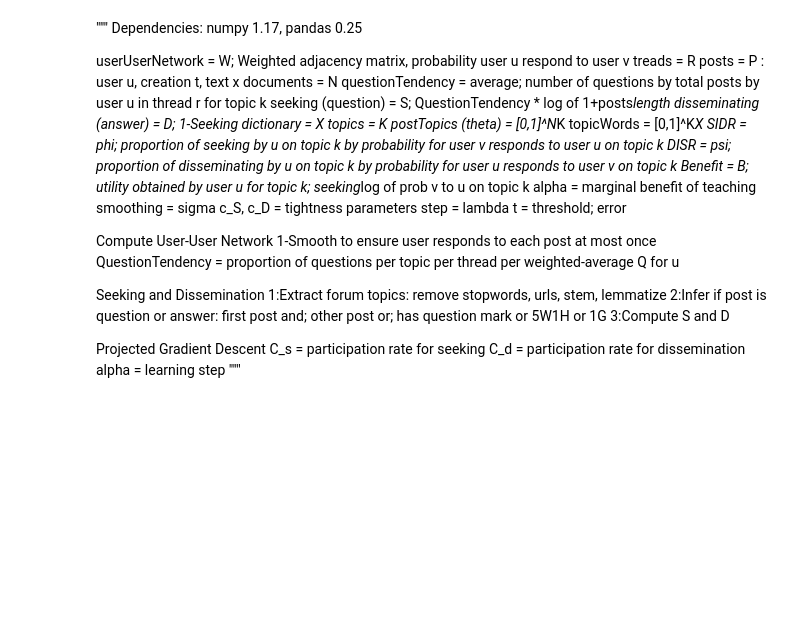
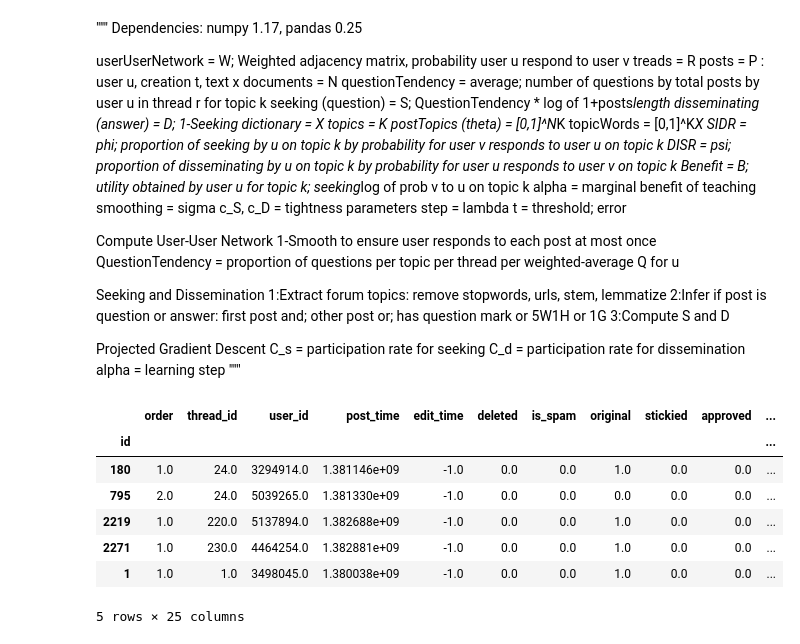
Before and after one commit to davidjlemay/social_learning_network_analysis, a Jupyter notebook: SNA-Coursera.ipynb, the cells around one changed output. Saved outputs shown, nothing was run; the diff lists cells and outputs as text; code cells hidden in the pictures; blank space fills up the shorter version.

```diff
--- a/SNA-Coursera.ipynb
+++ b/SNA-Coursera.ipynb
@@ -81,3 +79,14 @@ df.set_index('id',inplace=True)
+# %%
+df.head()
+# %% [output]
+|  | order | thread_id | user_id | post_time | edit_time | deleted | is_spam | original | stickied | approved | ... |
+| id |  |  |  |  |  |  |  |  |  |  | ... |
+| 180 | 1.0 | 24.0 | 3294914.0 | 1.381146e+09 | -1.0 | 0.0 | 0.0 | 1.0 | 0.0 | 0.0 | ... |
+| 795 | 2.0 | 24.0 | 5039265.0 | 1.381330e+09 | -1.0 | 0.0 | 0.0 | 0.0 | 0.0 | 0.0 | ... |
+| 2219 | 1.0 | 220.0 | 5137894.0 | 1.382688e+09 | -1.0 | 0.0 | 0.0 | 1.0 | 0.0 | 0.0 | ... |
+| 2271 | 1.0 | 230.0 | 4464254.0 | 1.382881e+09 | -1.0 | 0.0 | 0.0 | 1.0 | 0.0 | 0.0 | ... |
+| 1 | 1.0 | 1.0 | 3498045.0 | 1.380038e+09 | -1.0 | 0.0 | 0.0 | 1.0 | 0.0 | 0.0 | ... |
+5 rows × 25 columns
 # %%
 df[df['comment_text'].isna() == False].sort_values(['thread_id','order'])
 # %% [output]
```
Also changed, not shown: parts of 36 cells of this notebook.
